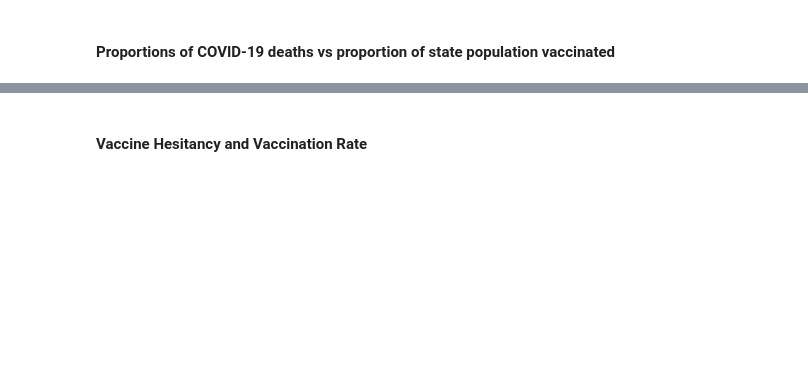
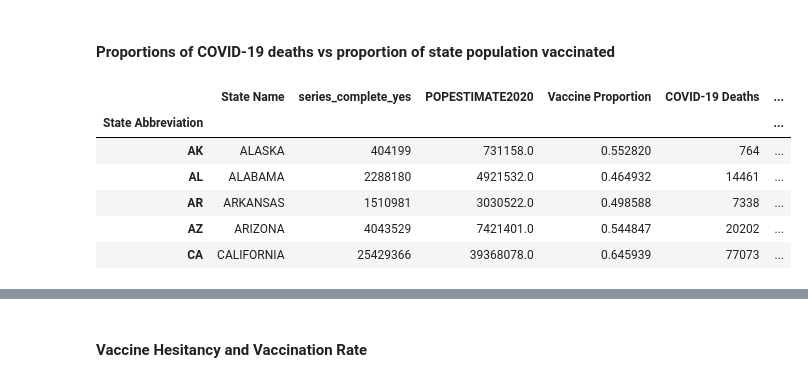
Before and after one commit to gspiga/STAT141Bfinal, a Jupyter notebook: CDC Vaccine Hesitancy Master.ipynb, the cells around one changed output, grey strips where cells are left out. Cells and saved outputs as stored; diff of their text form; code cells hidden in the pictures; blank space fills up the shorter version.

```diff
--- a/CDC Vaccine Hesitancy Master.ipynb
+++ b/CDC Vaccine Hesitancy Master.ipynb
@@ -153,59 +202,67 @@ hesitancy_by_state_df.head()
 # %%
 # Filter for states with at least 100 completed vaccinations
 state_vaccinations_df = state_vaccinations_df[
-    state_vaccinations_df['series_complete_yes'] >= 100
+    state_vaccinations_df["series_complete_yes"] >= 100
 ]
 
 # Join with population data for each state
 state_populations_df = state_populations_df[
-    state_populations_df['STNAME'] == state_populations_df['CTYNAME']
+    state_populations_df["STNAME"] == state_populations_df["CTYNAME"]
 ]
 
 # Filter columns
-state_populations_df['State Name'] = state_populations_df['STNAME'].str.upper()
-state_populations_df = state_populations_df.filter(
-    ['State Name', 'POPESTIMATE2020']
-)
+state_populations_df["State Name"] = state_populations_df["STNAME"].str.upper()
+state_populations_df = state_populations_df.filter(["State Name", "POPESTIMATE2020"])
 
 # Sum county populations
-state_populations_df = state_populations_df.groupby('State Name').sum()
+state_populations_df = state_populations_df.groupby("State Name").sum()
 
 # Merge vaccination counts with population data on state abbreviations
 state_populations_df = state_populations_df.join(
-    state_abbreviations_df.set_index('State Name'),
-    on='State Name'
+    state_abbreviations_df.set_index("State Name"), on="State Name"
 )
 
 # Join
 state_vaccinations_df = state_vaccinations_df.join(
-    state_populations_df.reset_index().set_index('State Abbreviation'),
-).dropna(how='any')
+    state_populations_df.reset_index().set_index("State Abbreviation"),
+).dropna(how="any")
 
 # # Calculate vaccinated proportion
-state_vaccinations_df['Vaccine Proportion'] = state_vaccinations_df['series_complete_yes'] / state_vaccinations_df['POPESTIMATE2020']
+state_vaccinations_df["Vaccine Proportion"] = (
+    state_vaccinations_df["series_complete_yes"]
+    / state_vaccinations_df["POPESTIMATE2020"]
+)
 
 # Calculate proportion of COVID-19 deaths
 county_deaths_df = county_deaths_df.iloc[::3]
 
-state_deaths_df = county_deaths_df.groupby('State').sum()
-state_deaths_df = state_deaths_df.filter(['Total deaths', 'COVID-19 Deaths'])
+state_deaths_df = county_deaths_df.groupby("State").sum()
+state_deaths_df = state_deaths_df.filter(["Total deaths", "COVID-19 Deaths"])
 
-state_deaths_df['COVID-19 Death Proportion'] = state_deaths_df['COVID-19 Deaths'] / state_deaths_df['Total deaths']
-state_deaths_df.index.rename('State Abbreviation', inplace=True)
+state_deaths_df["COVID-19 Death Proportion"] = (
+    state_deaths_df["COVID-19 Deaths"] / state_deaths_df["Total deaths"]
+)
+state_deaths_df.index.rename("State Abbreviation", inplace=True)
 
-state_vaccinations_df = state_vaccinations_df.join(
-    state_deaths_df
-)
+state_vaccinations_df = state_vaccinations_df.join(state_deaths_df)
 
 state_vaccinations_df = state_vaccinations_df.filter(
     [
-        'State Name',
-        'series_complete_yes',
-        'POPESTIMATE2020',
-        'Vaccine Proportion',
-        'COVID-19 Deaths',
-        'Total deaths',
-        'COVID-19 Death Proportion'
+        "State Name",
+        "series_complete_yes",
+        "POPESTIMATE2020",
+        "Vaccine Proportion",
+        "COVID-19 Deaths",
+        "Total deaths",
+        "COVID-19 Death Proportion",
     ]
 )
 state_vaccinations_df.head()
+# %% [output]
+|  | State Name | series_complete_yes | POPESTIMATE2020 | Vaccine Proportion | COVID-19 Deaths | ... |
+| State Abbreviation |  |  |  |  |  | ... |
+| AK | ALASKA | 404199 | 731158.0 | 0.552820 | 764 | ... |
+| AL | ALABAMA | 2288180 | 4921532.0 | 0.464932 | 14461 | ... |
+| AR | ARKANSAS | 1510981 | 3030522.0 | 0.498588 | 7338 | ... |
+| AZ | ARIZONA | 4043529 | 7421401.0 | 0.544847 | 20202 | ... |
+| CA | CALIFORNIA | 25429366 | 39368078.0 | 0.645939 | 77073 | ... |
```
Also changed, not shown: parts of 27 cells of this notebook.
